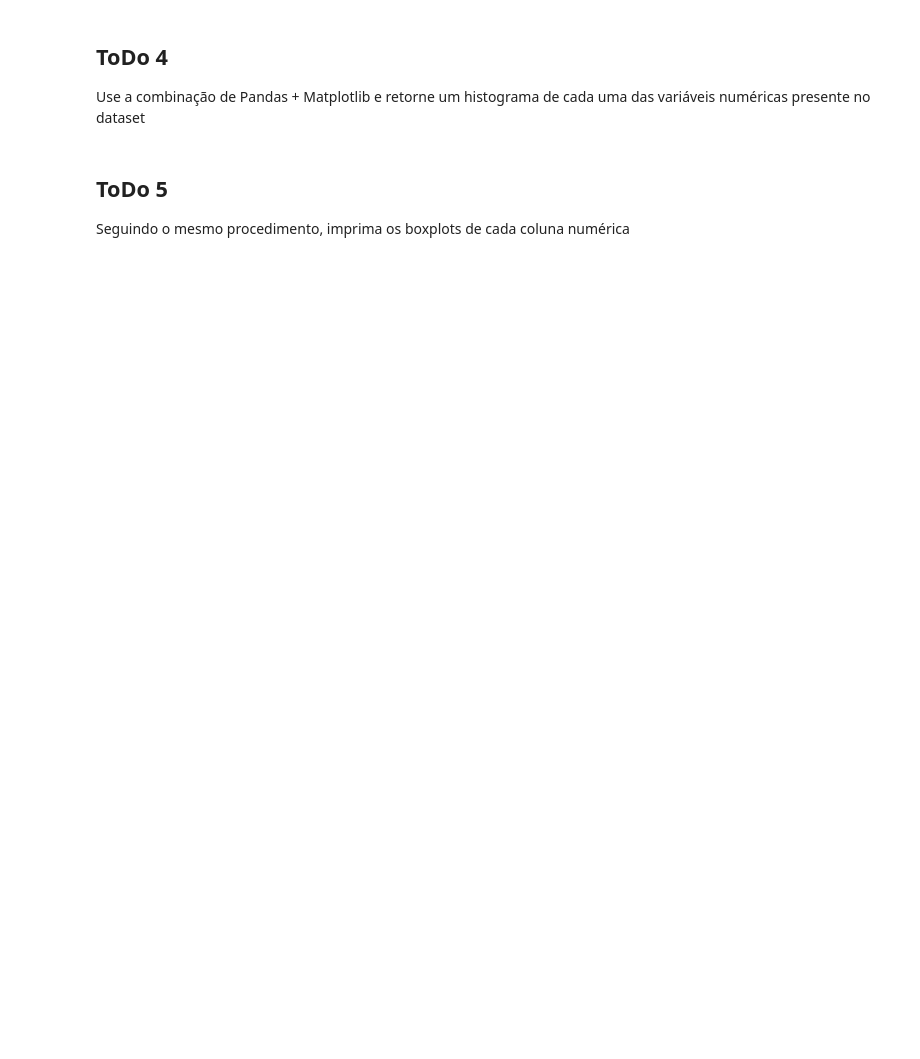
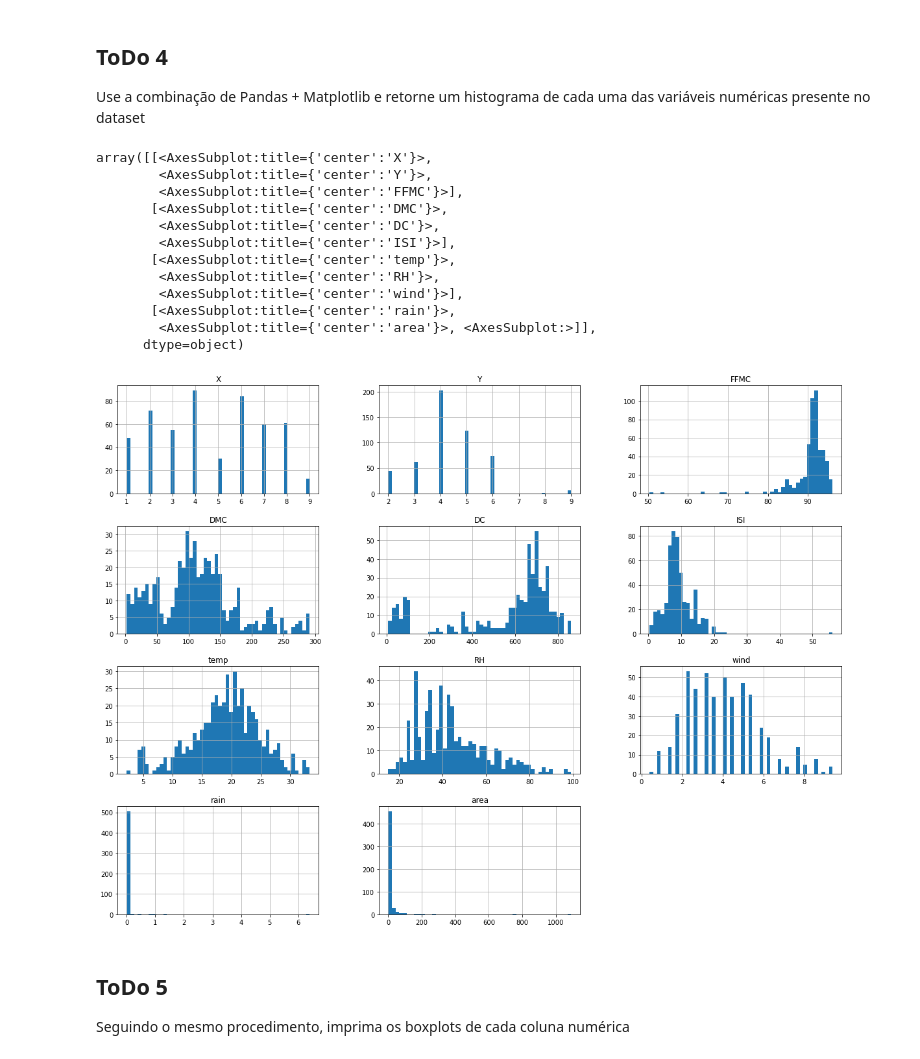
Before and after one commit to paulobrandaodev/FIAP_Python, a Jupyter notebook: Aula_8.ipynb, the cells around one changed output. Saved outputs shown, nothing was run; the diff lists cells and outputs as text; code cells hidden in the pictures; blank space fills up the shorter version.

```diff
--- a/Aula_8.ipynb
+++ b/Aula_8.ipynb
@@ -117,3 +119,6 @@ Várias informações úteis nos são apresentadas quando utilizamos o método d
+# %%
+# Resposta
+data["area_cat"] = pd.cut(x=data['area'], bins=[0, 5, 10, 50, 100])
 # %% [markdown]
 Drop a coluna area_cat, pois no vamos utilizá-la mais
 # %%
@@ -128,3 +136,34 @@ Use a combinação de Pandas + Matplotlib e retorne um histograma de cada uma da
+# %%
+# Resposta
+
+import numpy as np
+import matplotlib.pyplot as plt
+
+data.hist(bins=50, figsize=(20,15))
+
+# plt.figure().add_subplot().hist(data["FFMC"])
+# plt.figure().add_subplot().hist(data["DMC"])
+# plt.figure().add_subplot().hist(data["DC"])
+# plt.figure().add_subplot().hist(data["ISI"])
+# plt.figure().add_subplot().hist(data["temp"])
+# plt.figure().add_subplot().hist(data["RH"])
+# plt.figure().add_subplot().hist(data["wind"])
+# plt.figure().add_subplot().hist(data["rain"])
+# plt.figure().add_subplot().hist(data["area"])
+# %% [output]
+array([[<AxesSubplot:title={'center':'X'}>,
+        <AxesSubplot:title={'center':'Y'}>,
+        <AxesSubplot:title={'center':'FFMC'}>],
+       [<AxesSubplot:title={'center':'DMC'}>,
+        <AxesSubplot:title={'center':'DC'}>,
+        <AxesSubplot:title={'center':'ISI'}>],
+       [<AxesSubplot:title={'center':'temp'}>,
+        <AxesSubplot:title={'center':'RH'}>,
+        <AxesSubplot:title={'center':'wind'}>],
+       [<AxesSubplot:title={'center':'rain'}>,
+        <AxesSubplot:title={'center':'area'}>, <AxesSubplot:>]],
+      dtype=object)
+[figure, added]
 # %% [markdown]
 ## ToDo 5
 
```
Also changed, not shown: parts of 20 cells of this notebook.
